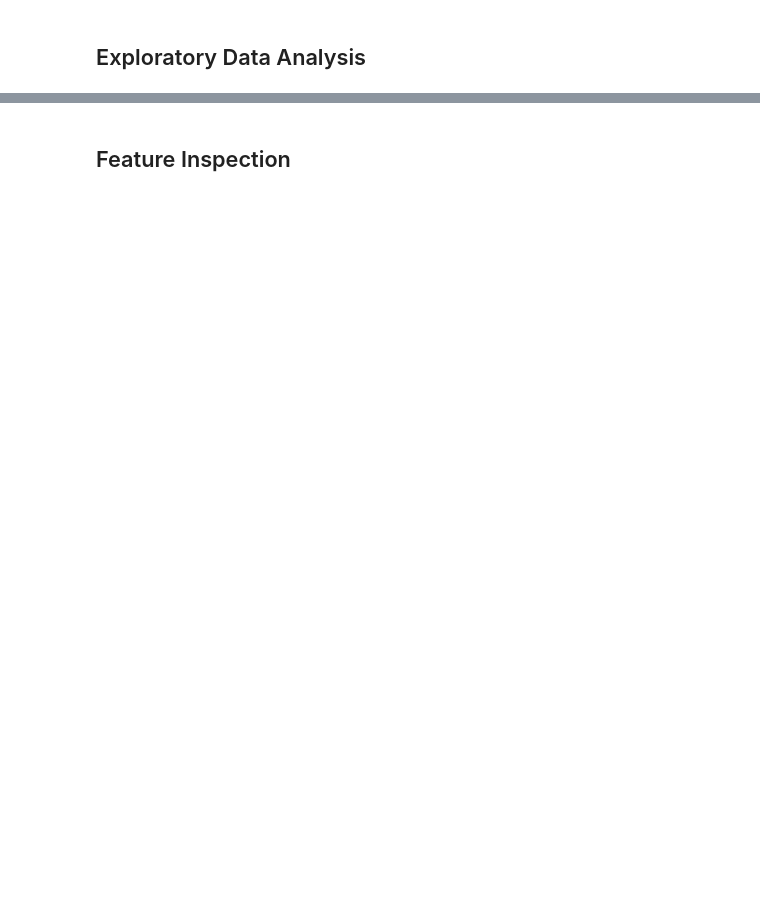
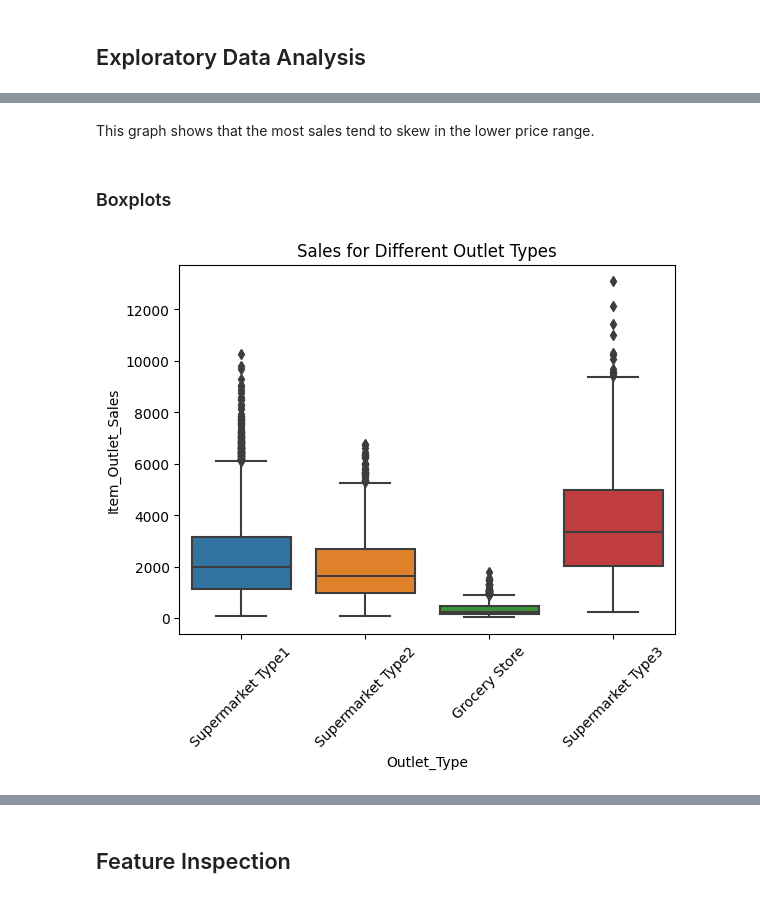
Before and after one commit to rebeccabosneac/Prediction-of-Product-Sales, a Jupyter notebook: Prediction_of_Product_Sales.ipynb, the cells around one changed output, grey strips where cells are left out. Cells and saved outputs as stored; diff of their text form; code cells hidden in the pictures; blank space fills up the shorter version.

```diff
--- a/Prediction_of_Product_Sales.ipynb
+++ b/Prediction_of_Product_Sales.ipynb
@@ -238,0 +298,10 @@ df.describe()
+# %% [markdown]
+This graph shows that the most sales tend to skew in the lower price range.
+# %% [markdown]
+### Boxplots
+# %%
+ax = sns.boxplot( data=df, x='Outlet_Type', y='Item_Outlet_Sales')
+ax.tick_params(axis='x', rotation = 45)
+ax.set_title("Sales for Different Outlet Types");
+# %% [output]
+[figure, added]
```
Also changed, not shown: parts of 100 cells of this notebook.
